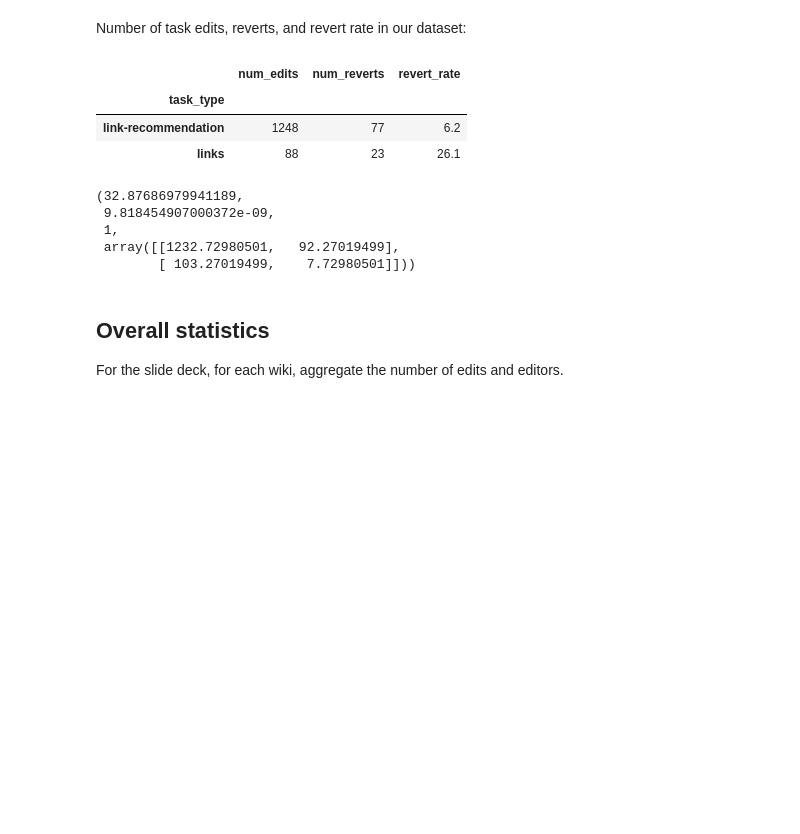
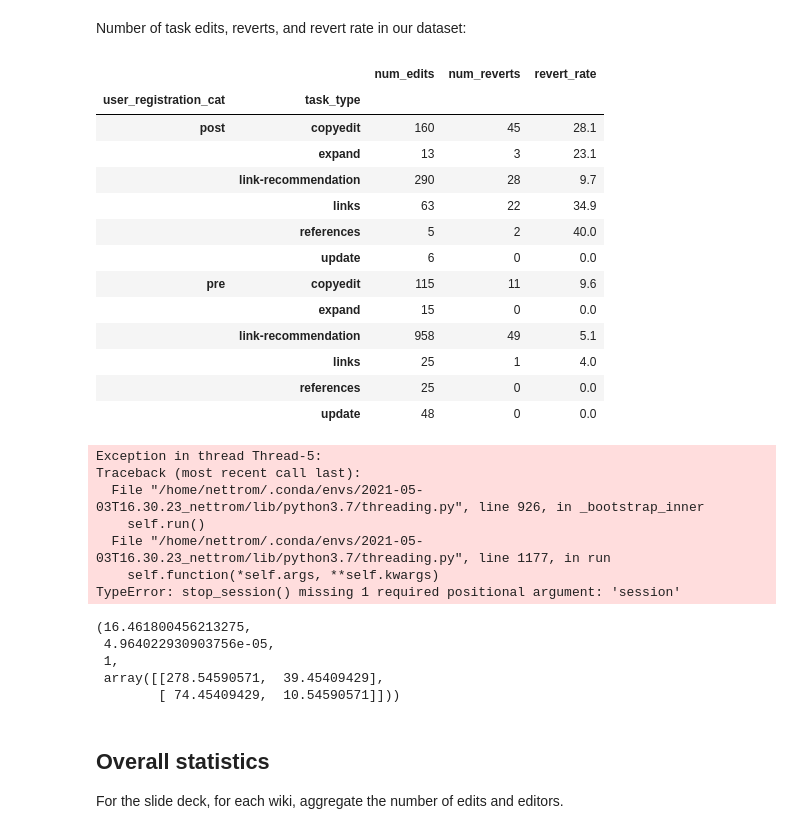
Before and after one commit to wikimedia-research/2021-Growth-structured-tasks, a Jupyter notebook: T277355-leading-indicators.ipynb, the cells around one changed output. Drawn from its saved outputs; the diff is of its cells as text; code cells hidden in the pictures; blank space fills up the shorter version.

```diff
--- a/T277355-leading-indicators.ipynb
+++ b/T277355-leading-indicators.ipynb
@@ -399,12 +463,30 @@ link_task_edits_data
 # %% [markdown]
 Number of task edits, reverts, and revert rate in our dataset:
 # %%
-link_tasks_agg = link_task_edits_data.groupby('task_type').agg({'num_edits' : 'sum', 'num_reverts' : 'sum'})
+link_tasks_agg = (link_task_edits_data.groupby(['user_registration_cat', 'task_type'])
+                  .agg({'num_edits' : 'sum', 'num_reverts' : 'sum'}))
 link_tasks_agg['revert_rate'] = 100 * link_tasks_agg['num_reverts'] / link_tasks_agg['num_edits']
 link_tasks_agg.round(1)
 # %% [output]
-|  | num_edits | num_reverts | revert_rate |
-| task_type |  |  |  |
-| link-recommendation | 1248 | 77 | 6.2 |
-| links | 88 | 23 | 26.1 |
+|  |  | num_edits | num_reverts | revert_rate |
+| user_registration_cat | task_type |  |  |  |
+| post | copyedit | 160 | 45 | 28.1 |
+|  | expand | 13 | 3 | 23.1 |
+|  | link-recommendation | 290 | 28 | 9.7 |
+|  | links | 63 | 22 | 34.9 |
+|  | references | 5 | 2 | 40.0 |
+|  | update | 6 | 0 | 0.0 |
+| pre | copyedit | 115 | 11 | 9.6 |
+|  | expand | 15 | 0 | 0.0 |
+|  | link-recommendation | 958 | 49 | 5.1 |
+|  | links | 25 | 1 | 4.0 |
+|  | references | 25 | 0 | 0.0 |
+|  | update | 48 | 0 | 0.0 |
+Exception in thread Thread-5:
+Traceback (most recent call last):
+  File "/home/nettrom/.conda/envs/2021-05-03T16.30.23_nettrom/lib/python3.7/threading.py", line 926, in _bootstrap_inner
+    self.run()
+  File "/home/nettrom/.conda/envs/2021-05-03T16.30.23_nettrom/lib/python3.7/threading.py", line 1177, in run
+    self.function(*self.args, **self.kwargs)
+TypeError: stop_session() missing 1 required positional argument: 'session'
 # %%
@@ -412,11 +494,15 @@ link_task_edits_data.sort_values('num_edits', ascending = False).head(12)
-# %%
-stats.chi2_contingency(link_tasks_agg[['num_edits', 'num_reverts']])
-# %% [output]
-(32.87686979941189,
- 9.818454907000372e-09,
- 1,
- array([[1232.72980501,   92.27019499],
-        [ 103.27019499,    7.72980501]]))
+# %%
+# For future reference: .loc[] operates on the index if there is one, meaning there's no need
+# to define what we're matching on.
+stats.chi2_contingency(
+    link_tasks_agg.loc['post'].loc[['link-recommendation', 'links'], ['num_edits', 'num_reverts']]
+)
+# %% [output]
+(16.461800456213275,
+ 4.964022930903756e-05,
+ 1,
+ array([[278.54590571,  39.45409429],
+        [ 74.45409429,  10.54590571]]))
 # %% [markdown]
 ## Overall statistics
 
```
Also changed, not shown: parts of 84 cells of this notebook.
